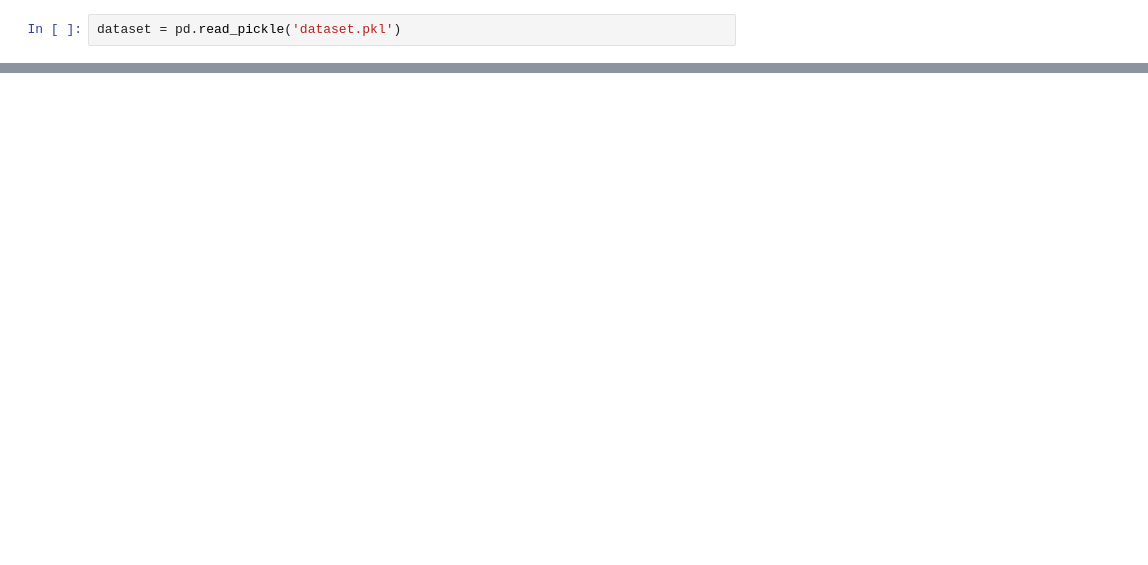
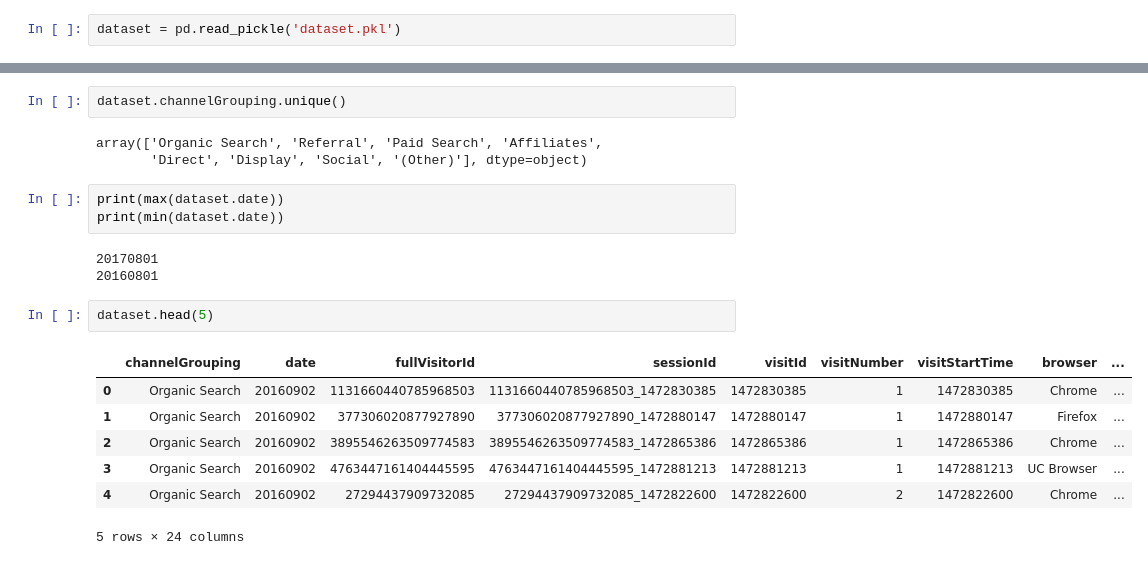
Before and after one commit to nguyenvanhanh99/DataScienceProjects, a Jupyter notebook: GoogleCustomerPrediction/GoogleAnalyticsCustomer.ipynb, the cells around one changed output, grey strips where cells are left out. Saved outputs shown, nothing was run; the diff lists cells and outputs as text; blank space fills up the shorter version.

```diff
--- a/GoogleCustomerPrediction/GoogleAnalyticsCustomer.ipynb
+++ b/GoogleCustomerPrediction/GoogleAnalyticsCustomer.ipynb
@@ -205,0 +336,21 @@ dataset = pd.read_pickle('dataset.pkl')
+# %%
+dataset.channelGrouping.unique()
+# %% [output]
+array(['Organic Search', 'Referral', 'Paid Search', 'Affiliates',
+       'Direct', 'Display', 'Social', '(Other)'], dtype=object)
+# %%
+print(max(dataset.date))
+print(min(dataset.date))
+# %% [output]
+20170801
+20160801
+# %%
+dataset.head(5)
+# %% [output]
+|  | channelGrouping | date | fullVisitorId | sessionId | visitId | visitNumber | visitStartTime | browser | ... |
+| 0 | Organic Search | 20160902 | 1131660440785968503 | 1131660440785968503_1472830385 | 1472830385 | 1 | 1472830385 | Chrome | ... |
+| 1 | Organic Search | 20160902 | 377306020877927890 | 377306020877927890_1472880147 | 1472880147 | 1 | 1472880147 | Firefox | ... |
+| 2 | Organic Search | 20160902 | 3895546263509774583 | 3895546263509774583_1472865386 | 1472865386 | 1 | 1472865386 | Chrome | ... |
+| 3 | Organic Search | 20160902 | 4763447161404445595 | 4763447161404445595_1472881213 | 1472881213 | 1 | 1472881213 | UC Browser | ... |
+| 4 | Organic Search | 20160902 | 27294437909732085 | 27294437909732085_1472822600 | 1472822600 | 2 | 1472822600 | Chrome | ... |
+5 rows × 24 columns
```
Also changed, not shown: parts of 13 cells of this notebook.
